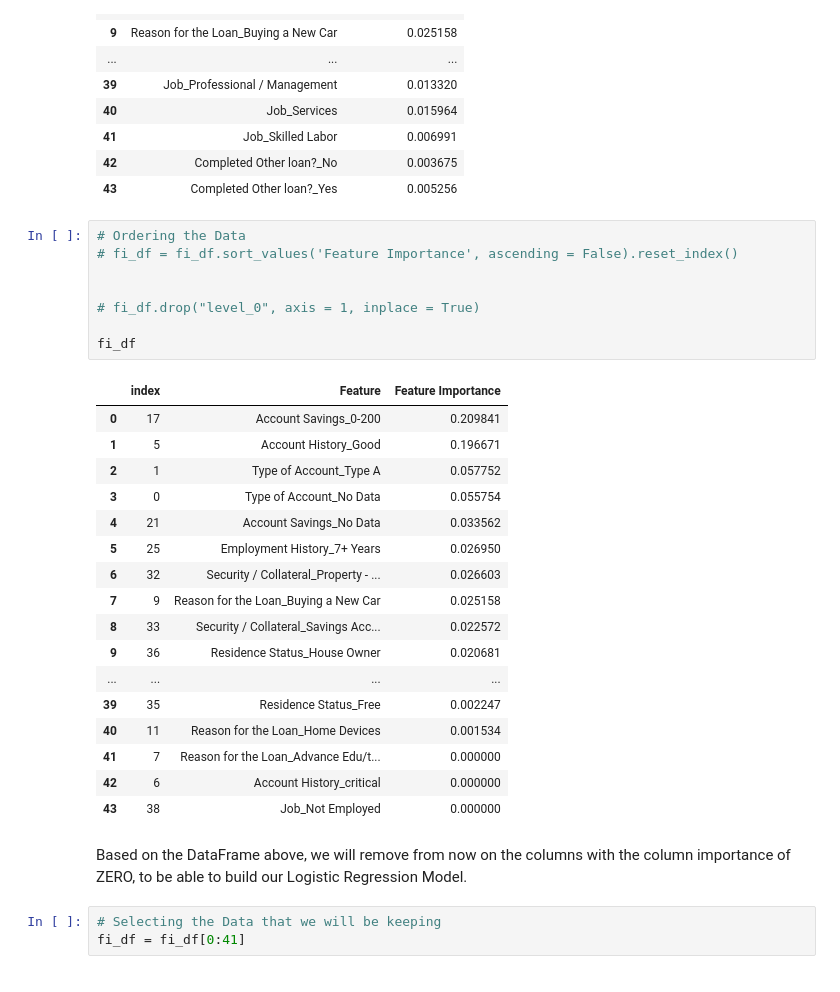
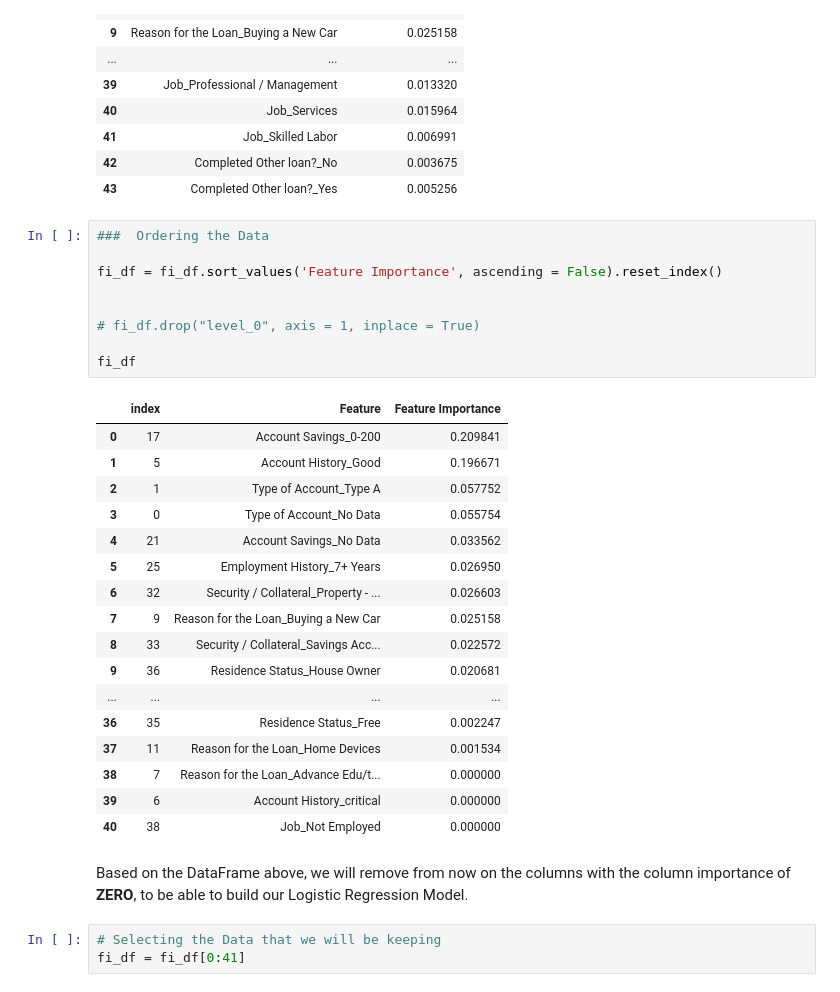
Before and after one commit to Highashikata/Data-Science---Bad-or-Good-Customer-to-give-a-Loan-to-, a Jupyter notebook: Data_Science_Good_or_Bad_Customer_to_give_a_loan_to.ipynb, the cells around one changed output. Saved outputs shown, nothing was run; the diff lists cells and outputs as text.

```diff
--- a/Data_Science_Good_or_Bad_Customer_to_give_a_loan_to.ipynb
+++ b/Data_Science_Good_or_Bad_Customer_to_give_a_loan_to.ipynb
@@ -539,33 +586,34 @@ fi_df
 | 42 | Completed Other loan?_No | 0.003675 |
 | 43 | Completed Other loan?_Yes | 0.005256 |
 # %%
-# Ordering the Data
-# fi_df = fi_df.sort_values('Feature Importance', ascending = False).reset_index()
+###  Ordering the Data
+
+fi_df = fi_df.sort_values('Feature Importance', ascending = False).reset_index()
 
 
 # fi_df.drop("level_0", axis = 1, inplace = True)
 
 fi_df
 # %% [output]
 |  | index | Feature | Feature Importance |
 | 0 | 17 | Account Savings_0-200 | 0.209841 |
 | 1 | 5 | Account History_Good | 0.196671 |
 | 2 | 1 | Type of Account_Type A | 0.057752 |
 | 3 | 0 | Type of Account_No Data | 0.055754 |
 | 4 | 21 | Account Savings_No Data | 0.033562 |
 | 5 | 25 | Employment History_7+ Years | 0.026950 |
 | 6 | 32 | Security / Collateral_Property - ... | 0.026603 |
 | 7 | 9 | Reason for the Loan_Buying a New Car | 0.025158 |
 | 8 | 33 | Security / Collateral_Savings Acc... | 0.022572 |
 | 9 | 36 | Residence Status_House Owner | 0.020681 |
 | ... | ... | ... | ... |
-| 39 | 35 | Residence Status_Free | 0.002247 |
-| 40 | 11 | Reason for the Loan_Home Devices | 0.001534 |
-| 41 | 7 | Reason for the Loan_Advance Edu/t... | 0.000000 |
-| 42 | 6 | Account History_critical | 0.000000 |
-| 43 | 38 | Job_Not Employed | 0.000000 |
+| 36 | 35 | Residence Status_Free | 0.002247 |
+| 37 | 11 | Reason for the Loan_Home Devices | 0.001534 |
+| 38 | 7 | Reason for the Loan_Advance Edu/t... | 0.000000 |
+| 39 | 6 | Account History_critical | 0.000000 |
+| 40 | 38 | Job_Not Employed | 0.000000 |
 # %% [markdown]
-Based on the DataFrame above, we will remove from now on the columns with the column importance of ZERO, to be able to build our Logistic Regression Model.
+Based on the DataFrame above, we will remove from now on the columns with the column importance of **ZERO**, to be able to build our Logistic Regression Model.
 # %%
 # Selecting the Data that we will be keeping
 fi_df = fi_df[0:41]
```
Also changed, not shown: parts of 25 cells of this notebook.
